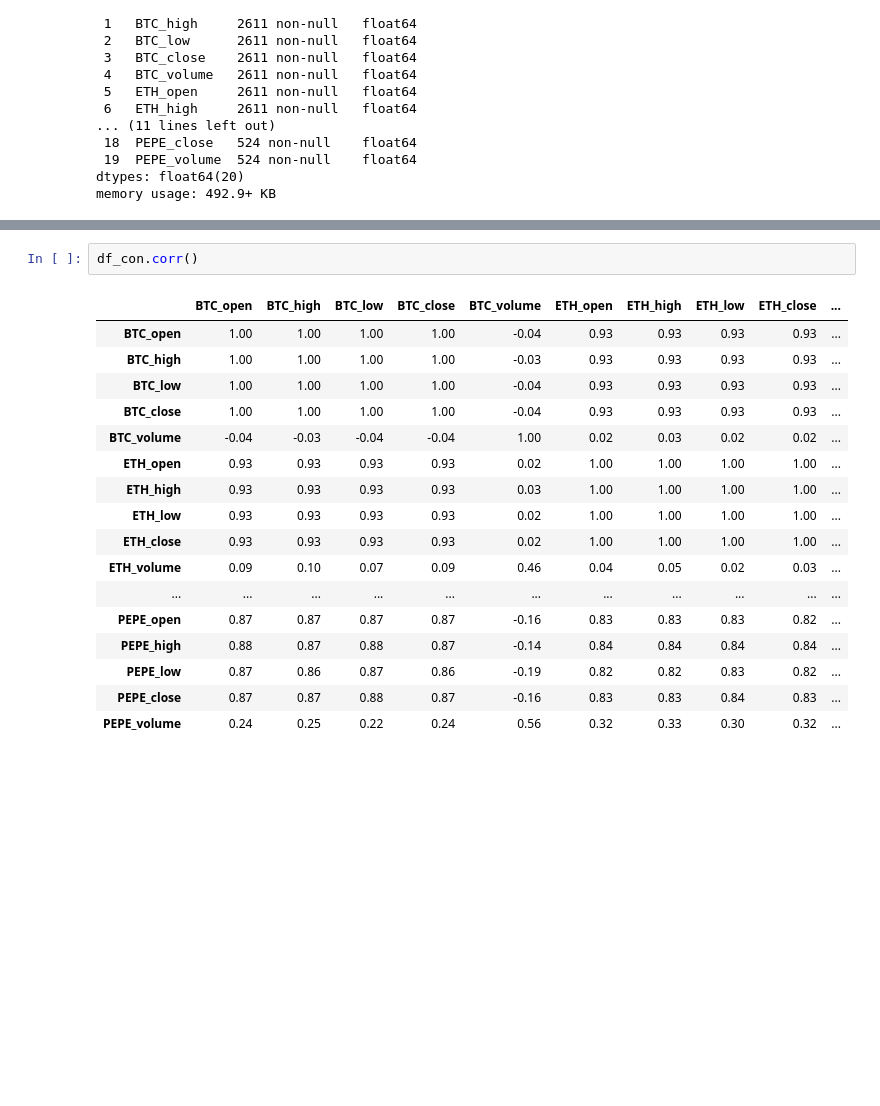
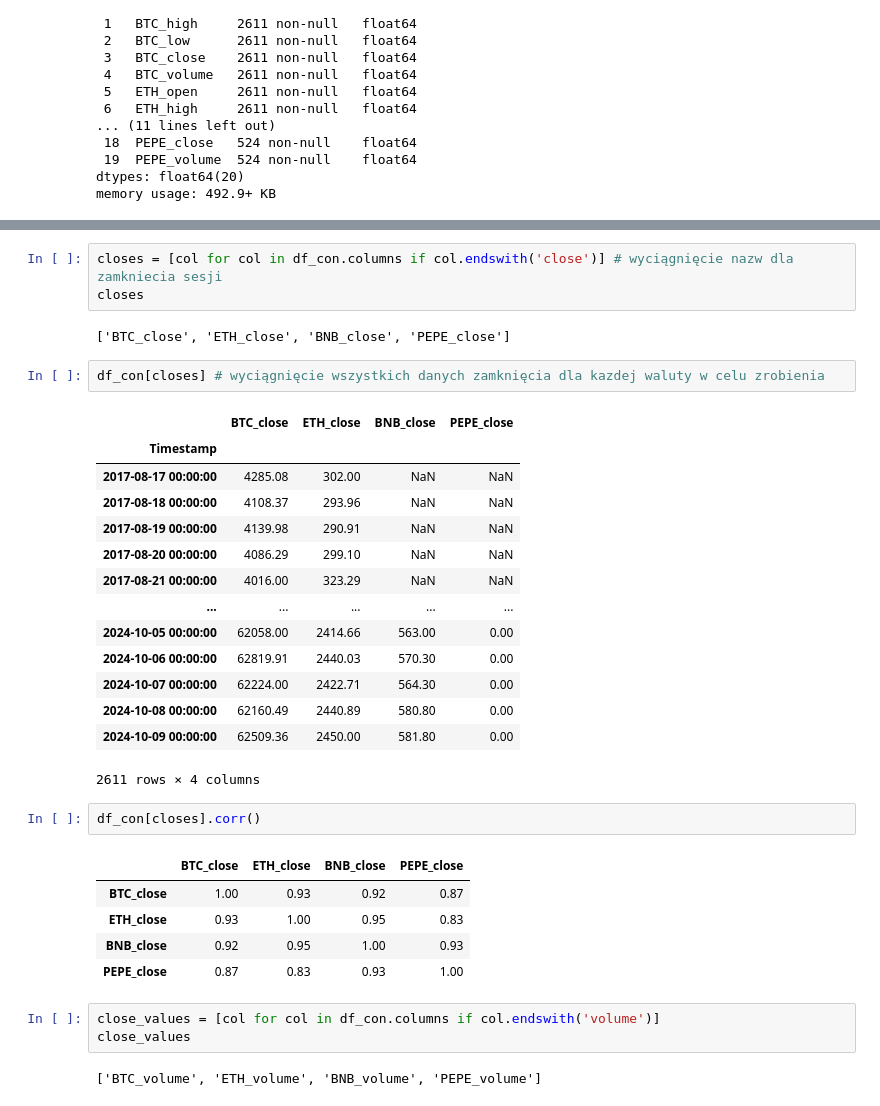
Before and after one commit to rafpank/Colab, a Jupyter notebook: data_science_bootcamp /wprowadzenie/connecting_crypto_data.ipynb, the cells around one changed output, grey strips where cells are left out. Saved outputs shown, nothing was run; the diff lists cells and outputs as text; blank space fills up the shorter version.

```diff
--- a/data_science_bootcamp /wprowadzenie/connecting_crypto_data.ipynb
+++ b/data_science_bootcamp /wprowadzenie/connecting_crypto_data.ipynb
@@ -321,20 +349,35 @@ df_con.describe().T
+# %%
+closes = [col for col in df_con.columns if col.endswith('close')] # wyciągnięcie nazw dla zamkniecia sesji
+closes
+# %% [output]
+['BTC_close', 'ETH_close', 'BNB_close', 'PEPE_close']
+# %%
+df_con[closes] # wyciągnięcie wszystkich danych zamknięcia dla kazdej waluty w celu zrobienia
+# %% [output]
+|  | BTC_close | ETH_close | BNB_close | PEPE_close |
+| Timestamp |  |  |  |  |
+| 2017-08-17 00:00:00 | 4285.08 | 302.00 | NaN | NaN |
+| 2017-08-18 00:00:00 | 4108.37 | 293.96 | NaN | NaN |
+| 2017-08-19 00:00:00 | 4139.98 | 290.91 | NaN | NaN |
+| 2017-08-20 00:00:00 | 4086.29 | 299.10 | NaN | NaN |
+| 2017-08-21 00:00:00 | 4016.00 | 323.29 | NaN | NaN |
+| ... | ... | ... | ... | ... |
+| 2024-10-05 00:00:00 | 62058.00 | 2414.66 | 563.00 | 0.00 |
+| 2024-10-06 00:00:00 | 62819.91 | 2440.03 | 570.30 | 0.00 |
+| 2024-10-07 00:00:00 | 62224.00 | 2422.71 | 564.30 | 0.00 |
+| 2024-10-08 00:00:00 | 62160.49 | 2440.89 | 580.80 | 0.00 |
+| 2024-10-09 00:00:00 | 62509.36 | 2450.00 | 581.80 | 0.00 |
+2611 rows × 4 columns
 # %%
-df_con.corr()
+df_con[closes].corr()
 # %% [output]
-|  | BTC_open | BTC_high | BTC_low | BTC_close | BTC_volume | ETH_open | ETH_high | ETH_low | ETH_close | ... |
-| BTC_open | 1.00 | 1.00 | 1.00 | 1.00 | -0.04 | 0.93 | 0.93 | 0.93 | 0.93 | ... |
-| BTC_high | 1.00 | 1.00 | 1.00 | 1.00 | -0.03 | 0.93 | 0.93 | 0.93 | 0.93 | ... |
-| BTC_low | 1.00 | 1.00 | 1.00 | 1.00 | -0.04 | 0.93 | 0.93 | 0.93 | 0.93 | ... |
-| BTC_close | 1.00 | 1.00 | 1.00 | 1.00 | -0.04 | 0.93 | 0.93 | 0.93 | 0.93 | ... |
-| BTC_volume | -0.04 | -0.03 | -0.04 | -0.04 | 1.00 | 0.02 | 0.03 | 0.02 | 0.02 | ... |
-| ETH_open | 0.93 | 0.93 | 0.93 | 0.93 | 0.02 | 1.00 | 1.00 | 1.00 | 1.00 | ... |
-| ETH_high | 0.93 | 0.93 | 0.93 | 0.93 | 0.03 | 1.00 | 1.00 | 1.00 | 1.00 | ... |
-| ETH_low | 0.93 | 0.93 | 0.93 | 0.93 | 0.02 | 1.00 | 1.00 | 1.00 | 1.00 | ... |
-| ETH_close | 0.93 | 0.93 | 0.93 | 0.93 | 0.02 | 1.00 | 1.00 | 1.00 | 1.00 | ... |
-| ETH_volume | 0.09 | 0.10 | 0.07 | 0.09 | 0.46 | 0.04 | 0.05 | 0.02 | 0.03 | ... |
-| ... | ... | ... | ... | ... | ... | ... | ... | ... | ... | ... |
-| PEPE_open | 0.87 | 0.87 | 0.87 | 0.87 | -0.16 | 0.83 | 0.83 | 0.83 | 0.82 | ... |
-| PEPE_high | 0.88 | 0.87 | 0.88 | 0.87 | -0.14 | 0.84 | 0.84 | 0.84 | 0.84 | ... |
-| PEPE_low | 0.87 | 0.86 | 0.87 | 0.86 | -0.19 | 0.82 | 0.82 | 0.83 | 0.82 | ... |
-| PEPE_close | 0.87 | 0.87 | 0.88 | 0.87 | -0.16 | 0.83 | 0.83 | 0.84 | 0.83 | ... |
-| PEPE_volume | 0.24 | 0.25 | 0.22 | 0.24 | 0.56 | 0.32 | 0.33 | 0.30 | 0.32 | ... |
+|  | BTC_close | ETH_close | BNB_close | PEPE_close |
+| BTC_close | 1.00 | 0.93 | 0.92 | 0.87 |
+| ETH_close | 0.93 | 1.00 | 0.95 | 0.83 |
+| BNB_close | 0.92 | 0.95 | 1.00 | 0.93 |
+| PEPE_close | 0.87 | 0.83 | 0.93 | 1.00 |
+# %%
+close_values = [col for col in df_con.columns if col.endswith('volume')]
+close_values
+# %% [output]
+['BTC_volume', 'ETH_volume', 'BNB_volume', 'PEPE_volume']
```
Also changed, not shown: parts of 7 cells of this notebook.
